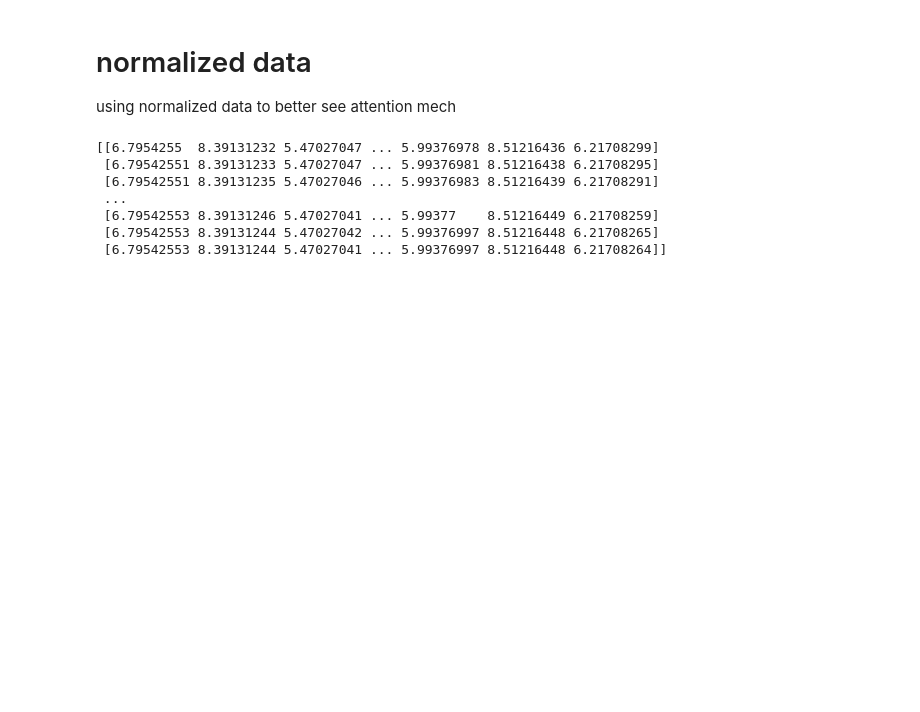
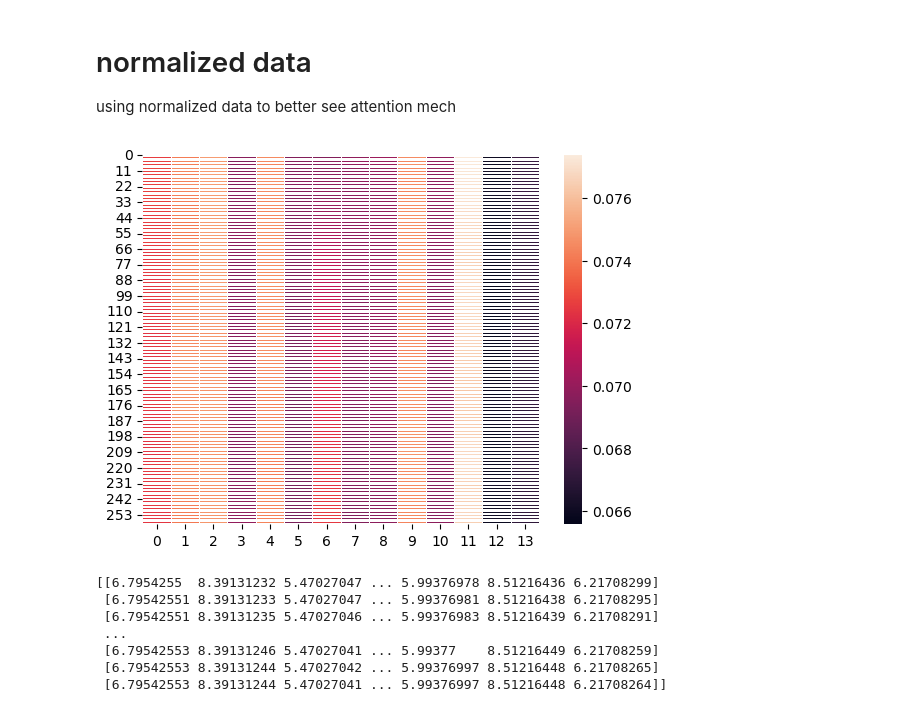
Before and after one commit to sunyshore/eeg, a Jupyter notebook: mnist_attention/attention.ipynb, the cells around one changed output. Saved outputs shown, nothing was run; the diff lists cells and outputs as text; code cells hidden in the pictures; blank space fills up the shorter version.

```diff
--- a/mnist_attention/attention.ipynb
+++ b/mnist_attention/attention.ipynb
@@ -143,6 +130,11 @@ print(attention)
 using normalized data to better see attention mech
 # %%
 normed_matrix = normalize(datapts, axis=1, norm='l1')
+
+ax = sns.heatmap(normed_matrix, linewidth=0.5)
+plt.show()
+# %% [output]
+[figure, added]
 # %%
 # stacking the word embeddings into a single array
 words = normed_matrix
```
Also changed, not shown: parts of 3 cells of this notebook, 23 other files.
